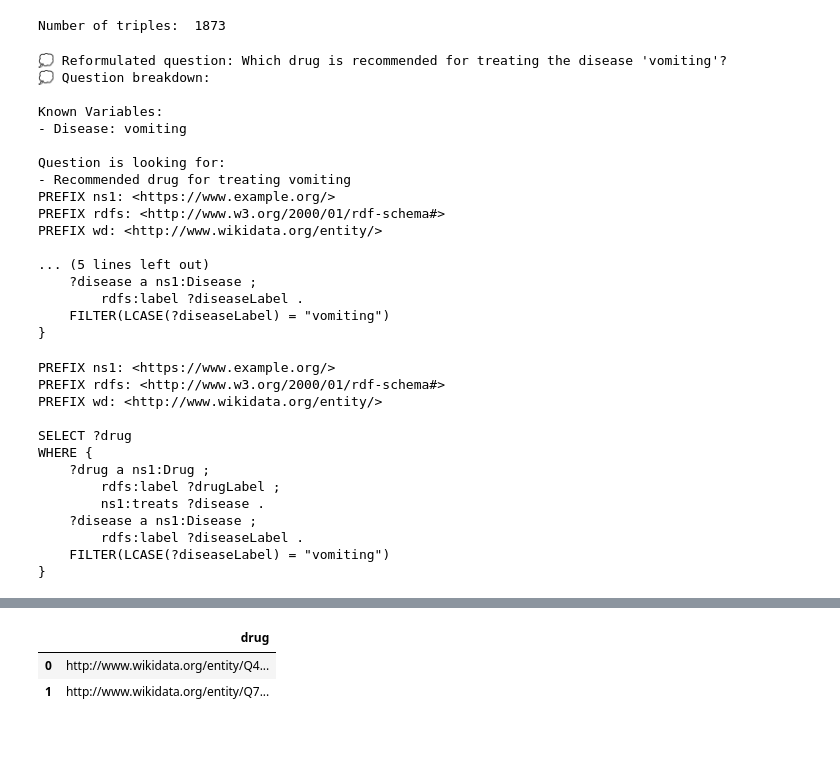
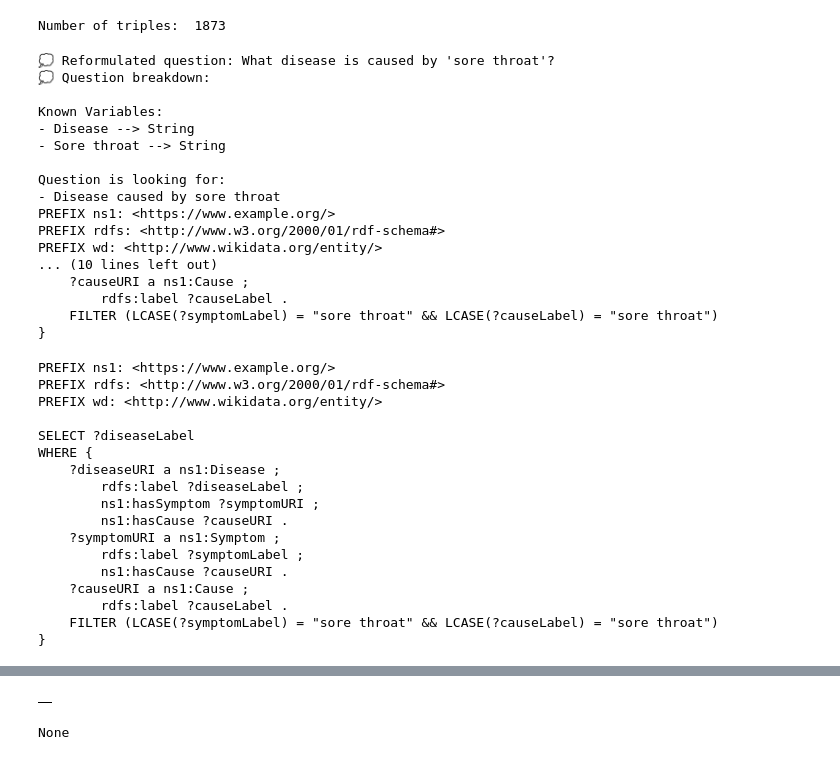
Before and after one commit to Aurelien-Bertrand/bmkg-assignment3, a Jupyter notebook: sparql_queries_generation.ipynb, the cells around one changed output, grey strips where cells are left out. Cells and saved outputs as stored; diff of their text form; code cells hidden in the pictures.

Commit message:
method for multi hop and question

```diff
--- a/sparql_queries_generation.ipynb
+++ b/sparql_queries_generation.ipynb
@@ -26,2 +30,7 @@ if "OPENAI_API_KEY" not in os.environ:
 # %% [markdown]
 1) Get the RDF graph
+# %%
+WD = Namespace("http://www.wikidata.org/entity/")
+RDFS = Namespace("http://www.w3.org/2000/01/rdf-schema#")
+ex = Namespace("https://www.example.org/")
+wdt = Namespace("https://www.wikidata.org/prop/direct/")
@@ -136,37 +223,39 @@ def stream_chain(final_chain, memory: ConversationBufferMemory, inputs_list: lis
     return output
 # %%
 questions = [
-    {"question": "What drug should I use to treat the disease 'vomiting'?"},
+    {"question": "What disease has as a symptom 'sore throat'?"},
 ]
 output = stream_chain(final_chain, memory, questions)
 # %% [output]
-💭 Reformulated question: Which drug is recommended for treating the disease 'vomiting'?
+💭 Reformulated question: What disease is caused by 'sore throat'?
 💭 Question breakdown:
 
 Known Variables:
-- Disease: vomiting
+- Disease --> String
+- Sore throat --> String
 
 Question is looking for:
-- Recommended drug for treating vomiting
+- Disease caused by sore throat
 PREFIX ns1: <https://www.example.org/>
 PREFIX rdfs: <http://www.w3.org/2000/01/rdf-schema#>
 PREFIX wd: <http://www.wikidata.org/entity/>
-
-... (5 lines left out)
-    ?disease a ns1:Disease ;
-        rdfs:label ?diseaseLabel .
-    FILTER(LCASE(?diseaseLabel) = "vomiting")
+... (10 lines left out)
+    ?causeURI a ns1:Cause ;
+        rdfs:label ?causeLabel .
+    FILTER (LCASE(?symptomLabel) = "sore throat" && LCASE(?causeLabel) = "sore throat")
 }
 # %%
 import pandas as pd
+import rdflib
+
 from IPython.display import display, HTML
 from pygments import highlight
 from pygments.lexers import SparqlLexer
 from pygments.formatters import HtmlFormatter
 
-def run_query(graph, query):
+def run_query(graph, query, entity=None):
     # Execute the SPARQL query
-    results = graph.query(query)
+    results = graph.query(query, initBindings={'entity': entity})
 
     # Display the SPARQL query
     formatted_query = highlight(query, SparqlLexer(), HtmlFormatter(style='solarized-dark', full=True, nobackground=True))
@@ -180,25 +269,33 @@ def run_query(graph, query):
 
     # Display the DataFrame as a table in Jupyter Notebook
     display(HTML(df.to_html()))
+
+    if(len(df) > 1):
+        return df.iloc[0, 0]
 # %%
 for answer_output in output["answer"]:
     print(answer_output)
-    run_query(graph, answer_output)
+    result = run_query(graph, answer_output)
+
+print(result)
 # %% [output]
 PREFIX ns1: <https://www.example.org/>
 PREFIX rdfs: <http://www.w3.org/2000/01/rdf-schema#>
 PREFIX wd: <http://www.wikidata.org/entity/>
 
-SELECT ?drug
+SELECT ?diseaseLabel
 WHERE {
-    ?drug a ns1:Drug ;
-        rdfs:label ?drugLabel ;
-        ns1:treats ?disease .
-    ?disease a ns1:Disease ;
-        rdfs:label ?diseaseLabel .
-    FILTER(LCASE(?diseaseLabel) = "vomiting")
+    ?diseaseURI a ns1:Disease ;
+        rdfs:label ?diseaseLabel ;
+        ns1:hasSymptom ?symptomURI ;
+        ns1:hasCause ?causeURI .
+    ?symptomURI a ns1:Symptom ;
+        rdfs:label ?symptomLabel ;
+        ns1:hasCause ?causeURI .
+    ?causeURI a ns1:Cause ;
+        rdfs:label ?causeLabel .
+    FILTER (LCASE(?symptomLabel) = "sore throat" && LCASE(?causeLabel) = "sore throat")
 }
 [interactive output not drawn]
-|  | drug |
-| 0 | http://www.wikidata.org/entity/Q4... |
-| 1 | http://www.wikidata.org/entity/Q7... |
+|  |
+None
```
Also changed, not shown: parts of 9 cells of this notebook.
